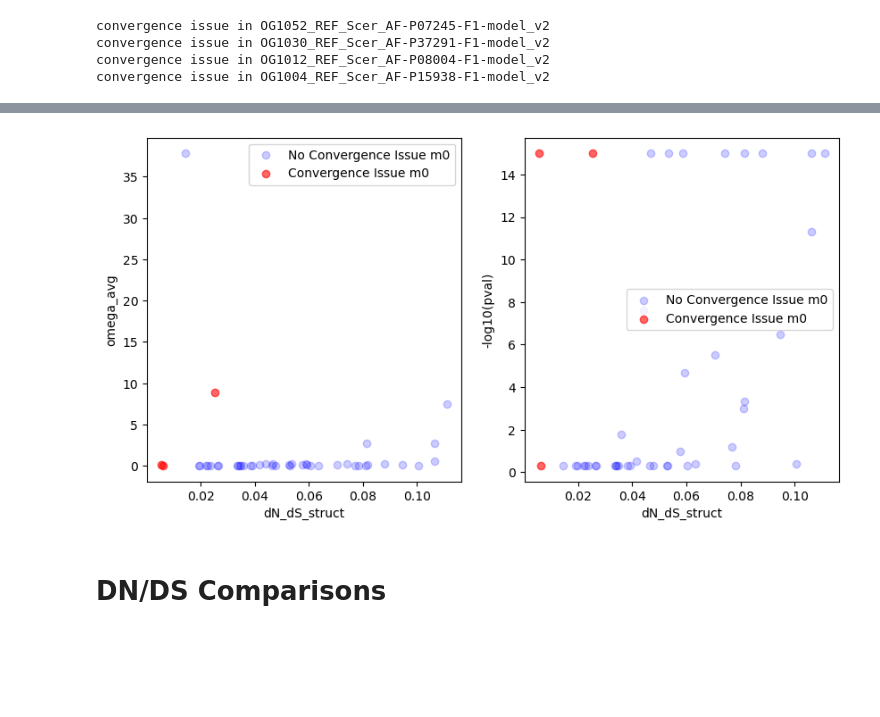
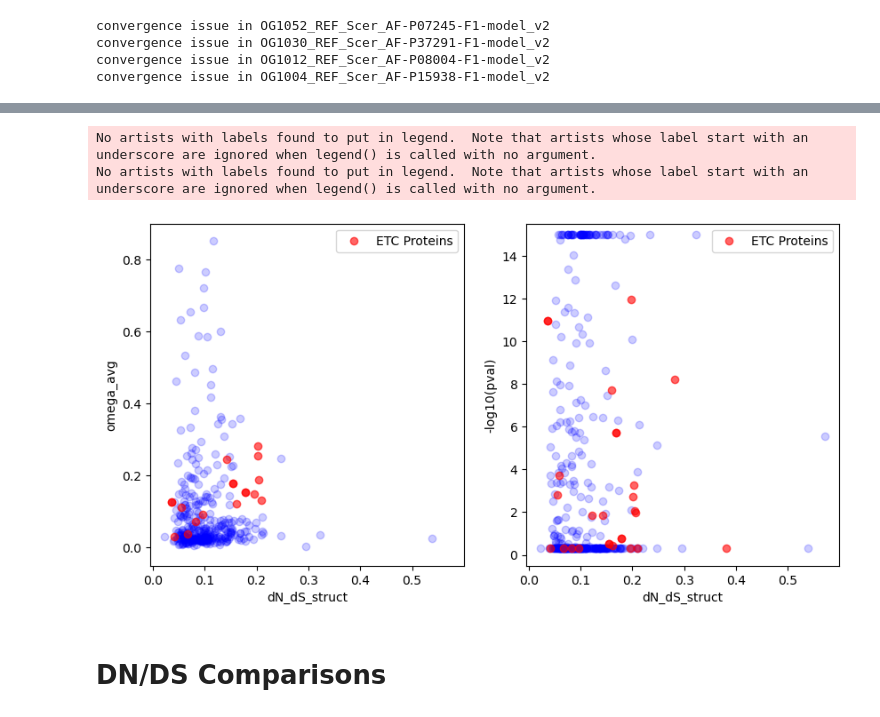
Before and after one commit to heineike02/diverse_yeast, a Jupyter notebook: 20221206_selection_calculations.ipynb, the cells around one changed output, grey strips where cells are left out. Saved outputs shown, nothing was run; the diff lists cells and outputs as text; code cells hidden in the pictures; blank space fills up the shorter version.

```diff
--- a/20221206_selection_calculations.ipynb
+++ b/20221206_selection_calculations.ipynb
@@ -315,8 +313,8 @@ for jj, x_value in enumerate(x_values):
     y_value = y_values[jj]
 
 
-    dnds_foreground = (dnds_struct_data[dnds_struct_data['convergence_issue_m0_v2']==True], 'r',0.6,'Convergence Issue m0_v2')
-    dnds_background = (dnds_struct_data[dnds_struct_data['convergence_issue_m0_v2']==False], 'b',0.2,'No Convergence Issue m0_v2')  #(dnds_struct_data, 'b',0.2,'')
+    dnds_foreground = (dnds_struct_data[dnds_struct_data['convergence_issue_m0']==True], 'r',0.6,'Convergence Issue m0')
+    dnds_background = (dnds_struct_data[dnds_struct_data['convergence_issue_m0']==False], 'b',0.2,'No Convergence Issue m0')  #(dnds_struct_data, 'b',0.2,'')
 
 
     #good to quantify r2 here
@@ -334,6 +329,0 @@ for jj, x_value in enumerate(x_values):
-# %%
-og_ref = 'OG1180_REF_Scer_AF-P41903-F1-model_v2'
-
-hyphy_fname = base_dir + os.sep + os.path.normpath('selection_calculations/hyphy_busted/' + og_ref + '/hyphy_busted.json')
-with open(hyphy_fname, 'r') as f:
-    hyphy_data = json.load(f)
@@ -432,4 +397,7 @@ OG1054_REF_Scer_AF-P16861-F1-model_v2 has no hyphy BUSTED output
 # %%
+#Load M0 Data
+m0_data_df = pd.read_csv(base_dir + os.sep + os.path.normpath('selection_calculations/m0/m0.csv'), index_col = 0 )
+
 dnds_merged_hyphy = m0_data_df.merge(hyphy_data_df, how='inner', left_index = True, right_index=True, suffixes=['_m0', '_hyphy_busted'])
 # %%
 pseudocount = 1e-15
@@ -437,34 +445,53 @@ dnds_merged_hyphy['-log10(pval)'] = -np.log10(dnds_merged_hyphy['pvalue'] + pseu
+# %%
+#omega avg vs YN00
+#Load my YN00 Data
+yn00_data_df = pd.read_csv(base_dir + os.sep + os.path.normpath('selection_calculations/yn00/yn00_maxdS_10.csv'), index_col=0)
+
+dnds_merged_hyphy_yn00 = yn00_data_df.merge(hyphy_data_df, how='inner', left_index = True, right_index=True, suffixes=['_yn00', '_hyphy_busted'])
+
+pseudocount = 1e-15
+dnds_merged_hyphy_yn00['-log10(pval)'] = -np.log10(dnds_merged_hyphy_yn00['pvalue'] + pseudocount)
 # %%
 fig, axarr = plt.subplots(1,2, figsize=(10,5))
 
 #xlim = (-0.2,1.2)
+ylims = {'omega_avg': (-0.05, 0.9),
+         '-log10(pval)': (-0.5,15.5)
+        }
 
 x_values = ['dN_dS_struct', 'dN_dS_struct'] #'Median(log2(Abundances)) 10 Sp [EXP]'#'Mean(Conservation Rate) [ALL]' #'dN_dS_struct_yn00'#'dN_dS_struct_m0'
 y_values = ['omega_avg', '-log10(pval)'] #'dN_dS_struct_yn00' #'dN_dS_nielsen_SCE'#'dN_dS_struct_yn00'
 
 
-dnds_struct_data = dnds_merged_hyphy
+dnds_struct_data = dnds_merged_hyphy_yn00
+
+etc_ids = etc_proteins_clustered[etc_proteins_clustered['og_retained']]['primary_id']
 
 
 for jj, x_value in enumerate(x_values):
     ax = axarr[jj]
     y_value = y_values[jj]
 
 
-    dnds_foreground = (dnds_struct_data[dnds_struct_data['convergence_issue']==True], 'r',0.6,'Convergence Issue m0')
-    dnds_background = (dnds_struct_data[dnds_struct_data['convergence_issue']==False], 'b',0.2,'No Convergence Issue m0')  #(dnds_struct_data, 'b',0.2,'')
+    #dnds_foreground = (dnds_struct_data[dnds_struct_data['convergence_issue']==True], 'r',0.6,'Convergence Issue m0')
+    #dnds_background = (dnds_struct_data[dnds_struct_data['convergence_issue']==False], 'b',0.2,'No Convergence Issue m0')  #(dnds_struct_data, 'b',0.2,'')
+
+    dnds_foreground = (dnds_struct_data.loc[etc_ids,:], 'r',0.6,'ETC Proteins')
+    dnds_background = (dnds_struct_data.loc[list(set(dnds_struct_data.index)-set(list(etc_ids))),:], 'b',0.2,'')  #(dnds_struct_data, 'b',0.2,'')
 
 
     #good to quantify r2 here
     for (data_to_plot, color, alpha, label) in [dnds_background, dnds_foreground]:
         ax.scatter(data_to_plot[x_value], data_to_plot[y_value], color = color, alpha = alpha, label=label)
         # ax.set_xlim(xlim)
-        # ax.set_ylim(xlim)
+        ax.set_ylim(ylims[y_value])
         ax.set_ylabel(y_value)
         ax.set_xlabel(x_value)
         ax.legend()
 # %% [output]
+No artists with labels found to put in legend.  Note that artists whose label start with an underscore are ignored when legend() is called with no argument.
+No artists with labels found to put in legend.  Note that artists whose label start with an underscore are ignored when legend() is called with no argument.
-[figure, old version]
+[figure, new version]
 # %% [markdown]
 # DN/DS Comparisons
 # %%
```
Also changed, not shown: parts of 13 cells of this notebook, 7 other files.
